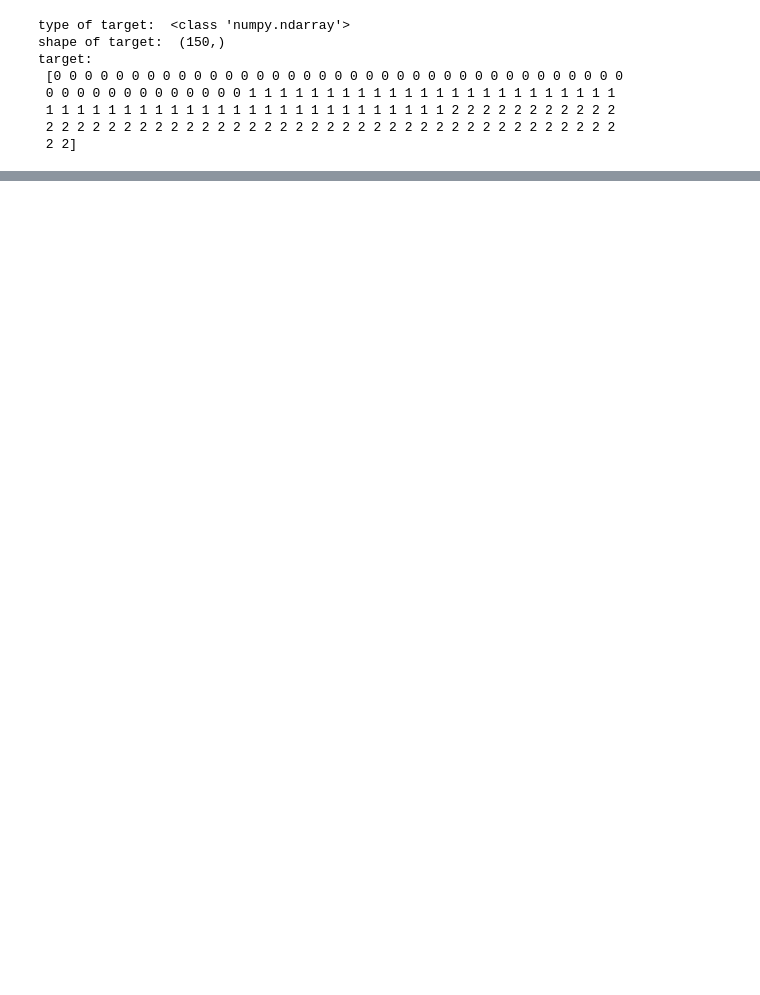
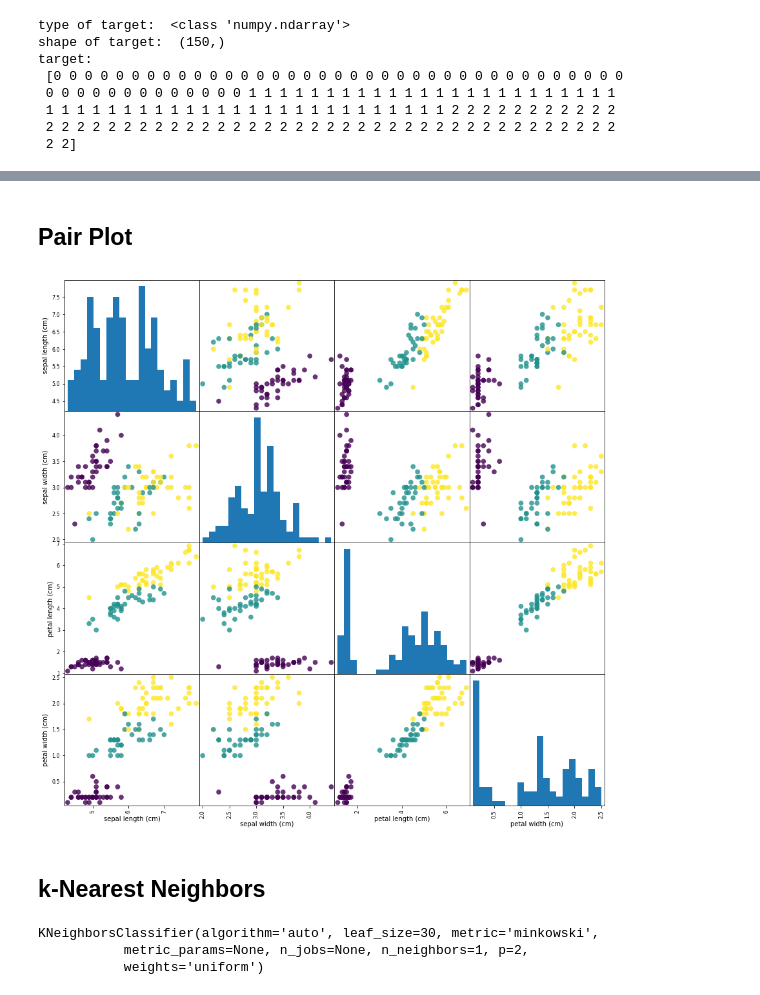
Before and after one commit to PattarapornH/Learn-ML, a Jupyter notebook: 01-introduction/02_Classifying Iris Species.ipynb, the cells around one changed output, grey strips where cells are left out. Drawn from its saved outputs; the diff is of its cells as text; code cells hidden in the pictures; blank space fills up the shorter version.

Commit message:
classifying iris by k nearest neighbor

```diff
--- a/01-introduction/02_Classifying Iris Species.ipynb
+++ b/01-introduction/02_Classifying Iris Species.ipynb
@@ -64,0 +75,4 @@ target:
+# %%
+### X_train contains 75%, X_test contains 25%
+from sklearn.model_selection import train_test_split
+X_train, X_test, y_train, y_test = train_test_split(dataset['data'], dataset['target'], random_state = 0)
@@ -64,0 +129,25 @@ target:
+# %% [markdown]
+## Pair Plot
+# %%
+from scipy.misc.pilutil import imread
+import pandas as pd
+#create dataframe
+#label column by using feature_names
+iris_dataframe = pd.DataFrame(X_train, columns = dataset.feature_names)
+#create scatter matrix
+grr = pd.plotting.scatter_matrix(iris_dataframe, c=y_train, figsize=(15,15), marker='o',
+                       hist_kwds={'bins': 20}, s=60, alpha=0.8)
+# %% [output]
+[figure, added]
+# %% [markdown]
+## k-Nearest Neighbors
+# %%
+from sklearn.neighbors import KNeighborsClassifier
+knn = KNeighborsClassifier(n_neighbors=1)
+## fit method take an argument as the numpy array
+## return knn obj
+knn.fit(X_train,y_train)
+# %% [output]
+KNeighborsClassifier(algorithm='auto', leaf_size=30, metric='minkowski',
+           metric_params=None, n_jobs=None, n_neighbors=1, p=2,
+           weights='uniform')
```
Also changed, not shown: parts of 13 cells of this notebook.
